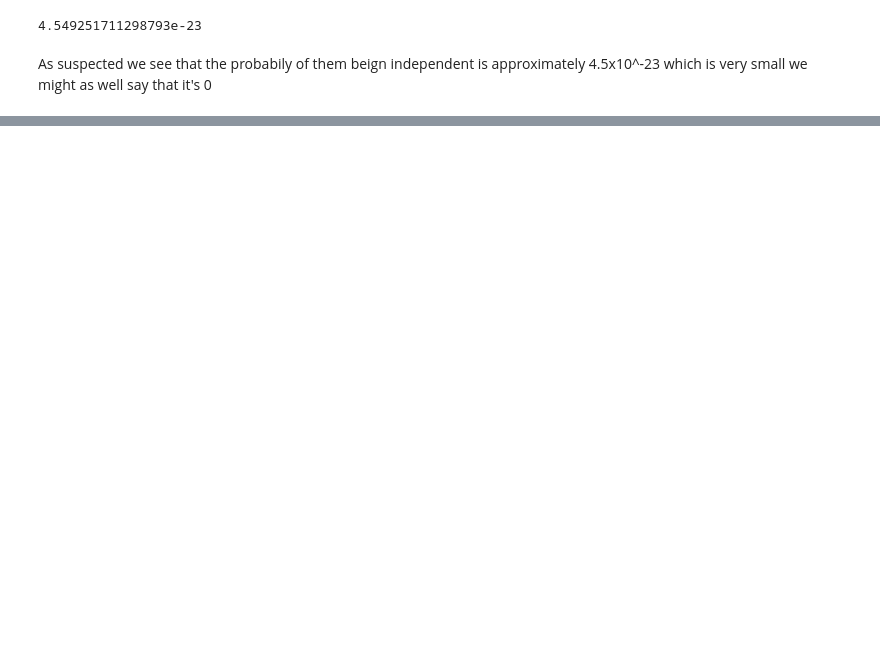
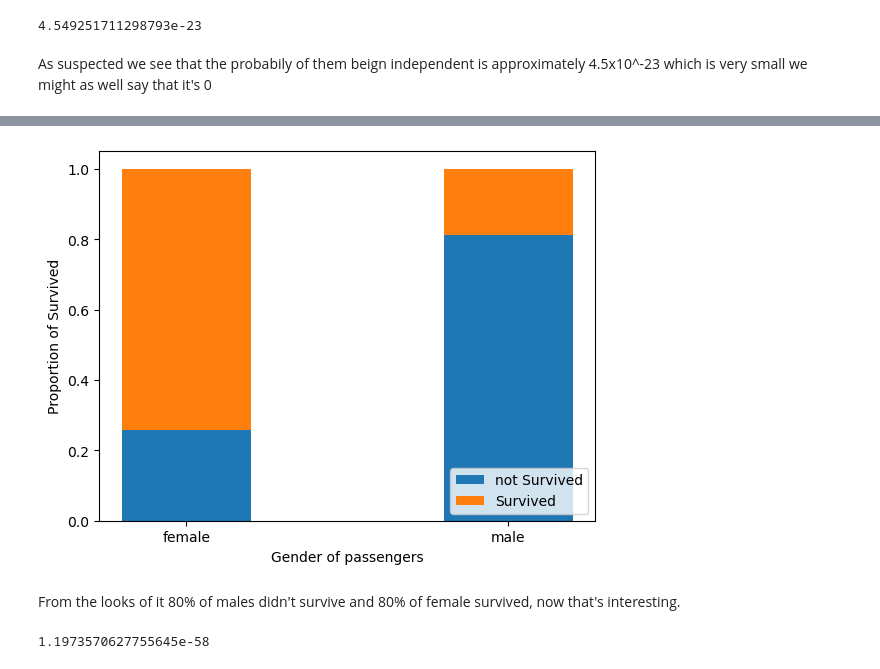
Before and after one commit to abdulqadirmuazzim/Titanic, a Jupyter notebook: titanic.ipynb, the cells around one changed output, grey strips where cells are left out. Drawn from its saved outputs; the diff is of its cells as text; code cells hidden in the pictures; blank space fills up the shorter version.

```diff
--- a/titanic.ipynb
+++ b/titanic.ipynb
@@ -366,0 +452,4 @@ As suspected we see that the probabily of them beign independent is approximatel
+# %%
+gender_survived = train.groupby(["Sex", "Survived"]).PassengerId.count().reset_index()
+gender_survived = gender_survived.rename(columns={"PassengerId": "Counts"})
+gender_survived
@@ -366,0 +462,20 @@ As suspected we see that the probabily of them beign independent is approximatel
+# %%
+# Let's do a stacked bar chart like we did earlier
+
+label = lambda x: "Survived" if x == 1 else "not Survived"
+
+plot_stacked_chart(gender_survived, "Sex", "Survived", "Counts",
+                    xlabel="Gender of passengers", ylabel="Proportion of Survived",
+                    legend_func=label)
+# %% [output]
+[figure, added]
+# %% [markdown]
+From the looks of it 80% of males didn't survive and 80% of female survived, now that's interesting.
+# %%
+crosstab = pd.crosstab(train.Sex, train.Survived)
+
+dist, prob, dof, expected = chi2_contingency(crosstab)
+prob
+# Highly related
+# %% [output]
+1.1973570627755645e-58
```
Also changed, not shown: parts of 48 cells of this notebook, 1 other file.
